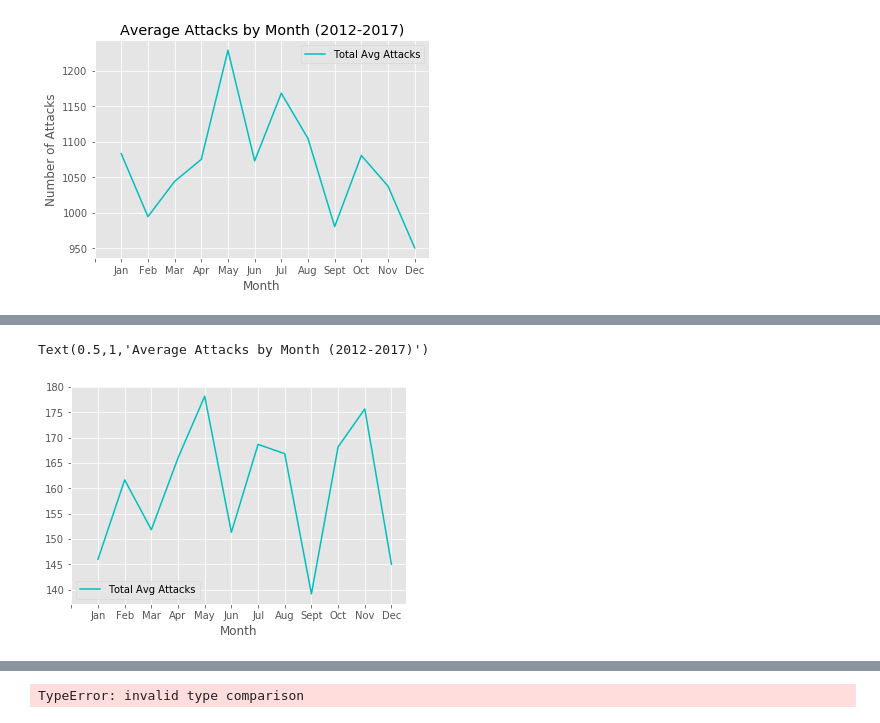
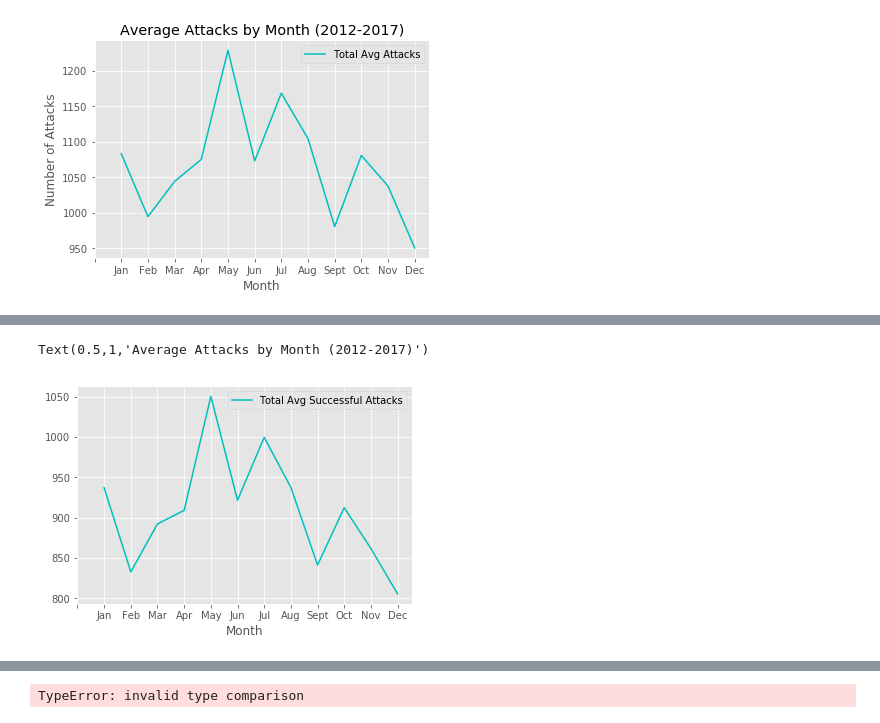
Before and after one commit to kristen-hyman/Group_Project, a Jupyter notebook: kristen_file.ipynb, the cells around one changed output, grey strips where cells are left out. Saved outputs shown, nothing was run; the diff lists cells and outputs as text; code cells hidden in the pictures.

```diff
--- a/kristen_file.ipynb
+++ b/kristen_file.ipynb
@@ -1,24 +13,18 @@
 # %%
-#Import dependencies
-
-import pandas as pd
-import numpy as np
-import matplotlib.pyplot as plt
-plt.style.use('ggplot')
-import seaborn.apionly as sns
-
-#import CSV
-terror = "Terrorism.csv"
-df = pd.read_csv(terror, encoding = "Latin")
-
 #Pull in columns that we need from the large data set
-df2 = df[["iyear","imonth", "country_txt", "region_txt", "city", "attacktype1_txt", "targtype1_txt","success","nkill","nwound"]]
+df2 = df[["iyear","imonth", "country_txt", "region_txt", "city", "attacktype1_txt",
+          "targtype1_txt","success","nkill","nwound"]]
 
 #Rename the columns for better understanding
 renamed_df = df2.rename(columns={"iyear": "Year","imonth": "Month", "country_txt": "Country",
                 "region_txt":"Region", "city":"City", "attacktype1_txt": "Attack Type",
                 "targtype1_txt":"Target Type","nkill":"Casualties","nwound":"Number Wounded",
                                  "success":"Successful Attack"})
+
+renamed_df["Attack Type"] = renamed_df["Attack Type"].replace(
+    {"Hostage Taking (Barricade Incident)": "Hostage", "Hostage Taking (Kidnapping)": "Hostage",
+     "Unarmed Assault": "Other/Unknown", "Hijacking":"Other/Unknown", "Unknown":"Other/Unknown"})
+
 renamed_df.head()
 # %% [output]
 |  | Year | Month | Country | Region | City | Attack Type | Target Type | Successful Attack | Casualties | ... |
@@ -121,11 +164,11 @@ WWfailDF2_renamed.head()
 # %%
-FailedSeasonality = WWfailDF2_renamed.plot(color=["c","teal"])
+SuccessSeasonality = WWsuccessDF2_renamed.plot(color=["c","teal"])
 titles = ("","Jan","Feb","Mar","Apr","May","Jun","Jul","Aug","Sept","Oct","Nov","Dec")
 y_pos = np.arange(len(titles))
 plt.xticks(y_pos, titles)
-plt.legend(["Total Avg Attacks"])
+plt.legend(["Total Avg Successful Attacks"])
 SeasonalityChart.set_ylabel("Number of Attacks")
 SeasonalityChart.set_title("Average Attacks by Month (2012-2017)")
 # %% [output]
 Text(0.5,1,'Average Attacks by Month (2012-2017)')
-[figure, old version]
+[figure, new version]
```
Also changed, not shown: parts of 11 cells of this notebook.
